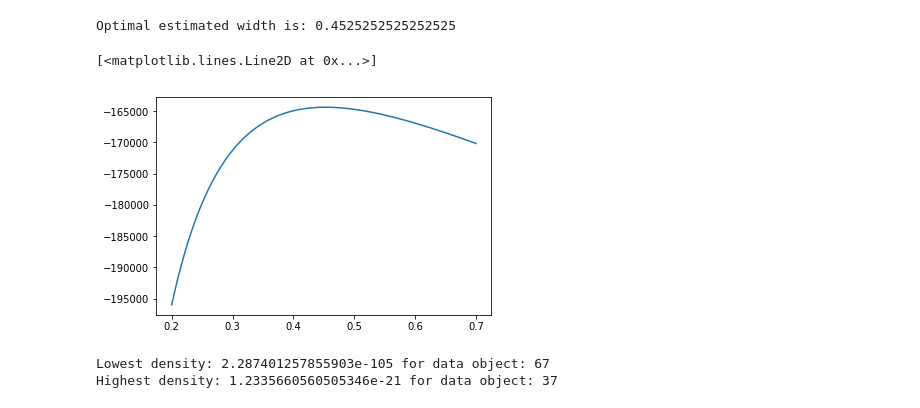
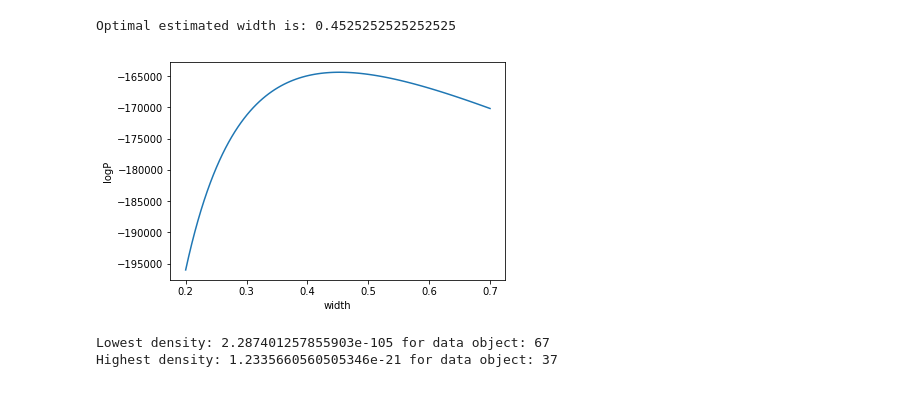
Before and after one commit to ShawnHouCHN/Introduction-to-Machine-Learning-and-Data-Mining-E17, a Jupyter notebook: Project3/Outliers.ipynb, the cells around one changed output. Cells and saved outputs as stored; diff of their text form; code cells hidden in the pictures.

Commit message:
outlier plots

```diff
--- a/Project3/Outliers.ipynb
+++ b/Project3/Outliers.ipynb
@@ -26,11 +26,13 @@ width=widths[ind]
 print('Optimal estimated width is: {0}'.format(width))
 # %% [output]
 Optimal estimated width is: 0.4525252525252525
-# %%
-plt.plot(widths, logP)
-# %% [output]
-[<matplotlib.lines.Line2D at 0x...>]
-[figure, removed]
+# %%
+plt.plot(widths, logP)
+plt.xlabel('width')
+plt.ylabel('logP')
+plt.savefig('kernel_width.pdf')
+# %% [output]
+[figure, added]
 # %%
 # Estimate density for each observation not including the observation
 # itself in the density estimate
```
Also changed, not shown: parts of 5 cells of this notebook.
